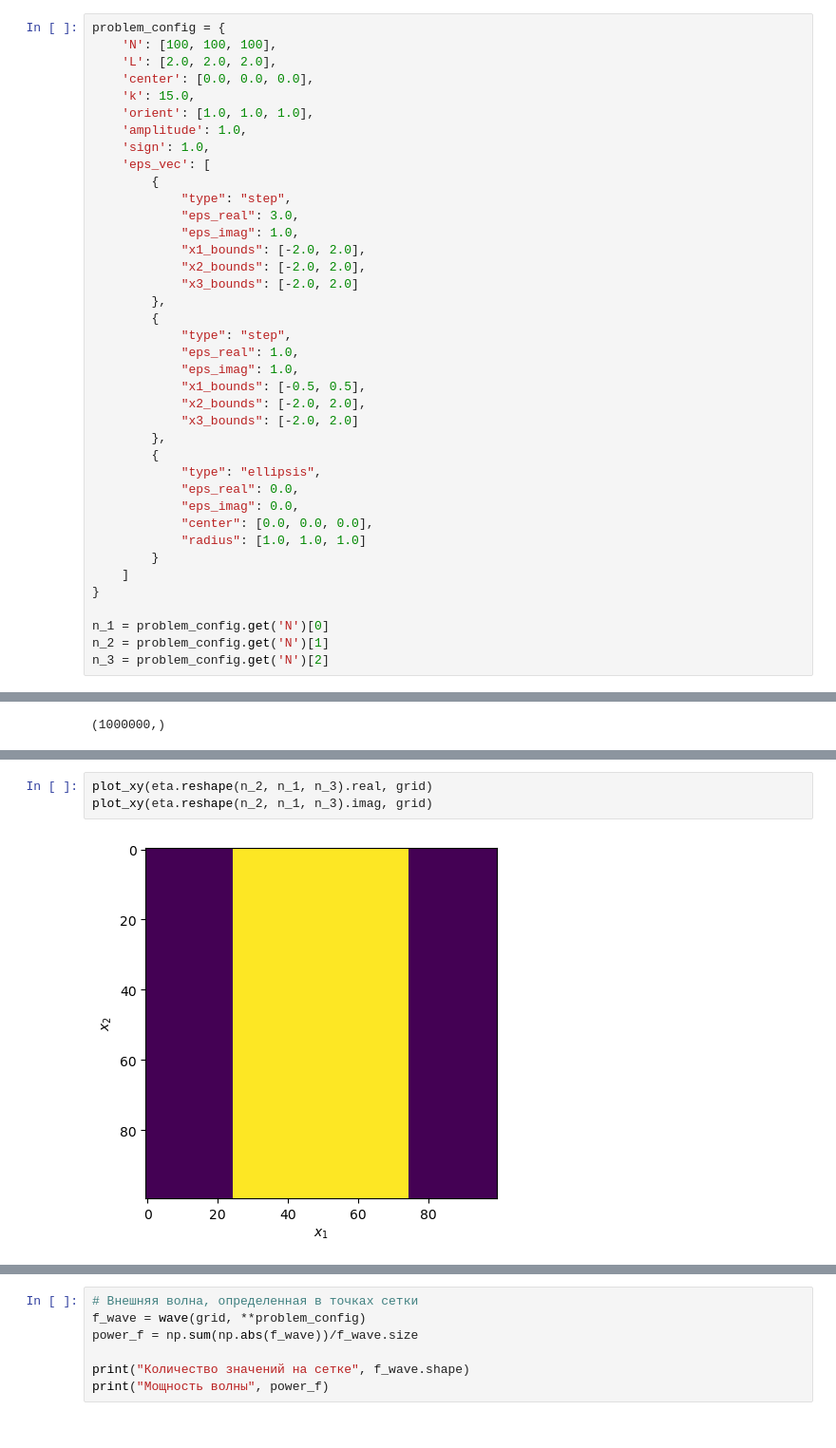
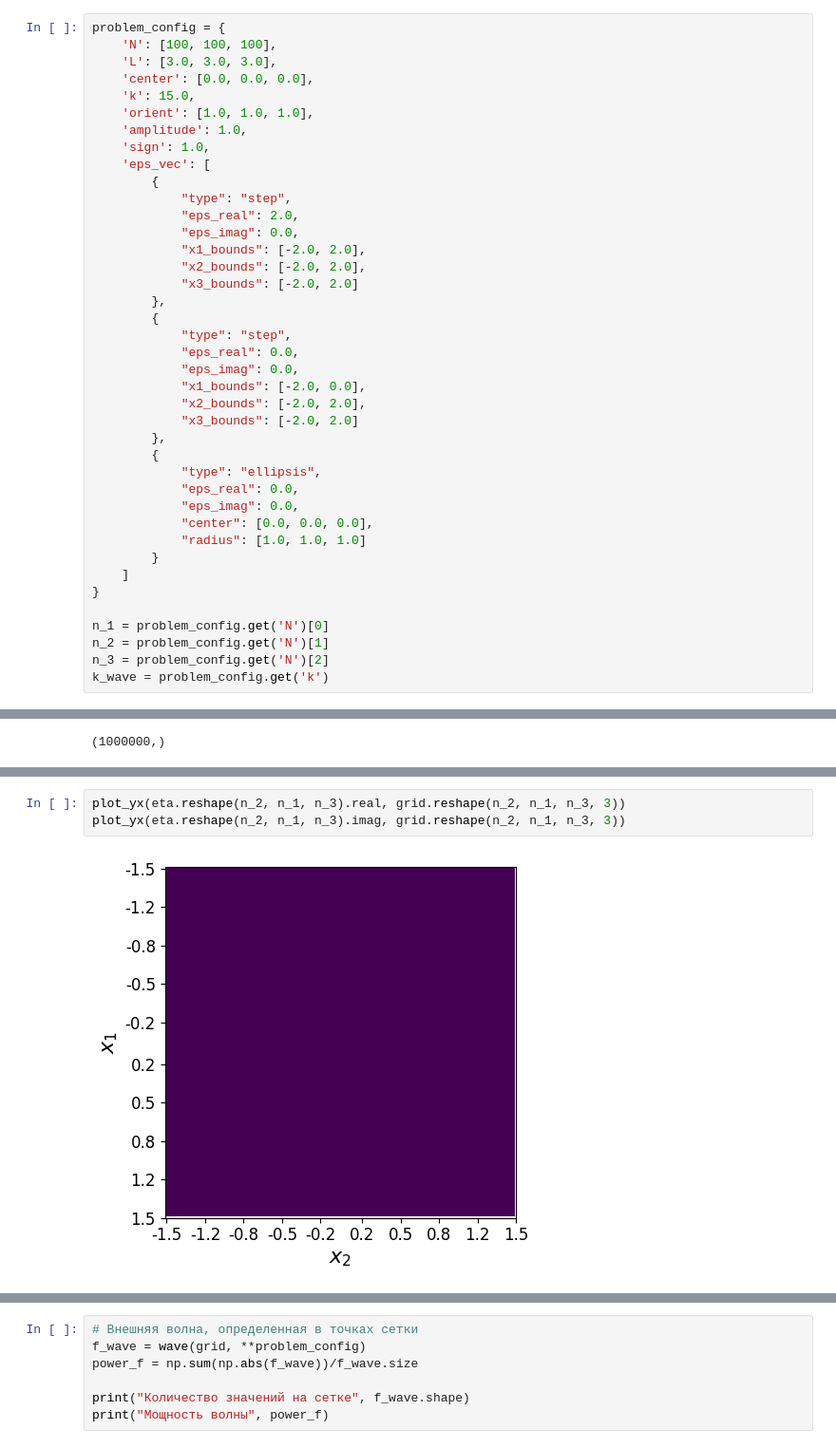
Before and after one commit to qwerty29544/acoustics, a Jupyter notebook: src/acoustics.ipynb, the cells around one changed output, grey strips where cells are left out. Shown: that part at 95% size. Cells and saved outputs as stored; diff of their text form.

```diff
--- a/src/acoustics.ipynb
+++ b/src/acoustics.ipynb
@@ -572,7 +621,7 @@ def plot_yz(array, grid, idx=None):
 # %%
 problem_config = {
     'N': [100, 100, 100],
-    'L': [2.0, 2.0, 2.0],
+    'L': [3.0, 3.0, 3.0],
     'center': [0.0, 0.0, 0.0],
     'k': 15.0,
     'orient': [1.0, 1.0, 1.0],
@@ -581,17 +630,17 @@ problem_config = {
     'eps_vec': [
         {
             "type": "step",
-            "eps_real": 3.0,
-            "eps_imag": 1.0,
+            "eps_real": 2.0,
+            "eps_imag": 0.0,
             "x1_bounds": [-2.0, 2.0],
             "x2_bounds": [-2.0, 2.0],
             "x3_bounds": [-2.0, 2.0]
         },
         {
             "type": "step",
-            "eps_real": 1.0,
-            "eps_imag": 1.0,
-            "x1_bounds": [-0.5, 0.5],
+            "eps_real": 0.0,
+            "eps_imag": 0.0,
+            "x1_bounds": [-2.0, 0.0],
             "x2_bounds": [-2.0, 2.0],
             "x3_bounds": [-2.0, 2.0]
         },
@@ -608,6 +657,7 @@ problem_config = {
 n_1 = problem_config.get('N')[0]
 n_2 = problem_config.get('N')[1]
 n_3 = problem_config.get('N')[2]
+k_wave = problem_config.get('k')
 # %%
 # Трехмерная сетка
 grid, volume = make_grid(**problem_config)
@@ -630,5 +680,5 @@ array([3.+1.j, 3.+1.j, 3.+1.j, ..., 3.+1.j, 3.+1.j, 3.+1.j])
 # %%
-plot_xy(eta.reshape(n_2, n_1, n_3).real, grid)
-plot_xy(eta.reshape(n_2, n_1, n_3).imag, grid)
+plot_yx(eta.reshape(n_2, n_1, n_3).real, grid.reshape(n_2, n_1, n_3, 3))
+plot_yx(eta.reshape(n_2, n_1, n_3).imag, grid.reshape(n_2, n_1, n_3, 3))
 # %% [output]
-[figure, old version]
+[figure, new version]
```
Also changed, not shown: parts of 26 cells of this notebook.
